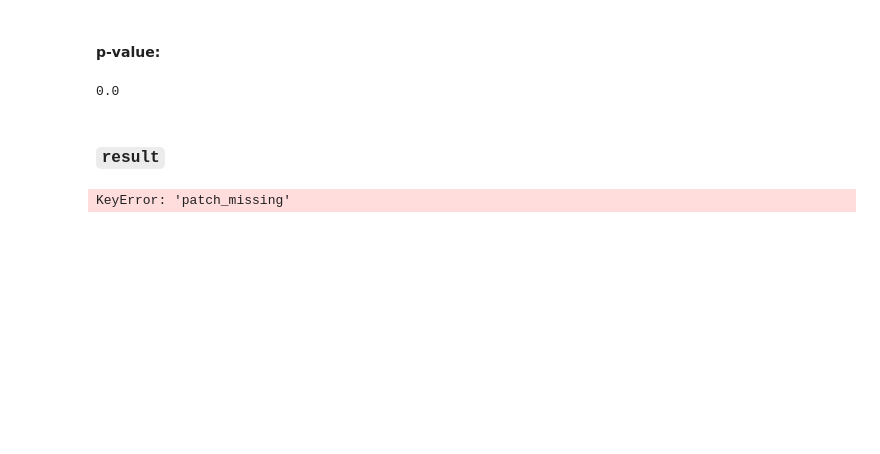
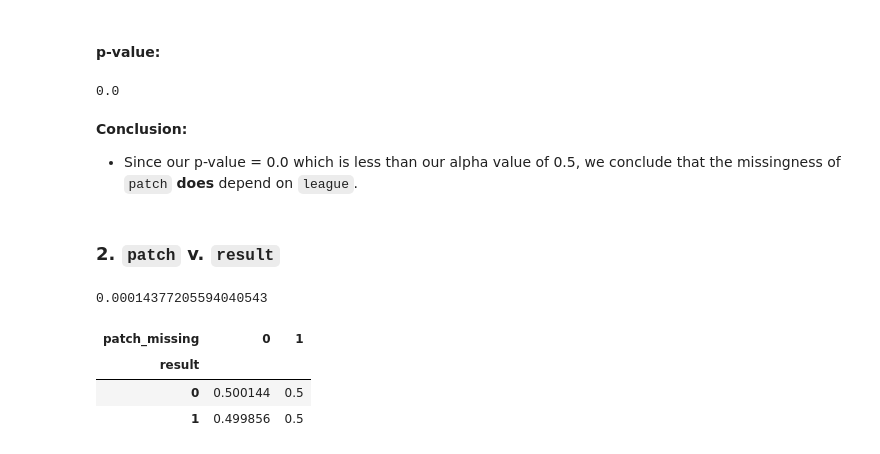
Before and after one commit to elliekwang/neeko_rework, a Jupyter notebook: neeko_rework.ipynb, the cells around one changed output. Cells and saved outputs as stored; diff of their text form; code cells hidden in the pictures; blank space fills up the shorter version.

```diff
--- a/neeko_rework.ipynb
+++ b/neeko_rework.ipynb
@@ -231,14 +242,21 @@ tvds[:10]
+# %% [markdown]
+**Conclusion:**
+- Since our p-value = 0.0 which is less than our alpha value of 0.5, we conclude that the missingness of `patch` **does** depend on `league`.
 # %% [markdown]
-### `result`
+### 2. `patch` v. `result`
 # %%
 piv = league.pivot_table(index='result', columns='patch_missing', aggfunc='size').fillna(0)
 piv = piv / piv.sum()
-obs = piv.diff(axis=1).iloc[:,-1].abs().sum() / 2
+obs2 = piv.diff(axis=1).iloc[:,-1].abs().sum() / 2
 
-print(obs)
+print(obs2)
 piv
 # %% [output]
-KeyError: 'patch_missing'
+0.00014377205594040543
+| patch_missing | 0 | 1 |
+| result |  |  |
+| 0 | 0.500144 | 0.5 |
+| 1 | 0.499856 | 0.5 |
 # %%
 n_repetitions = 500
 shuffled = league.loc[:,['result', 'patch_missing']]
```
Also changed, not shown: parts of 20 cells of this notebook, 1 other file.
